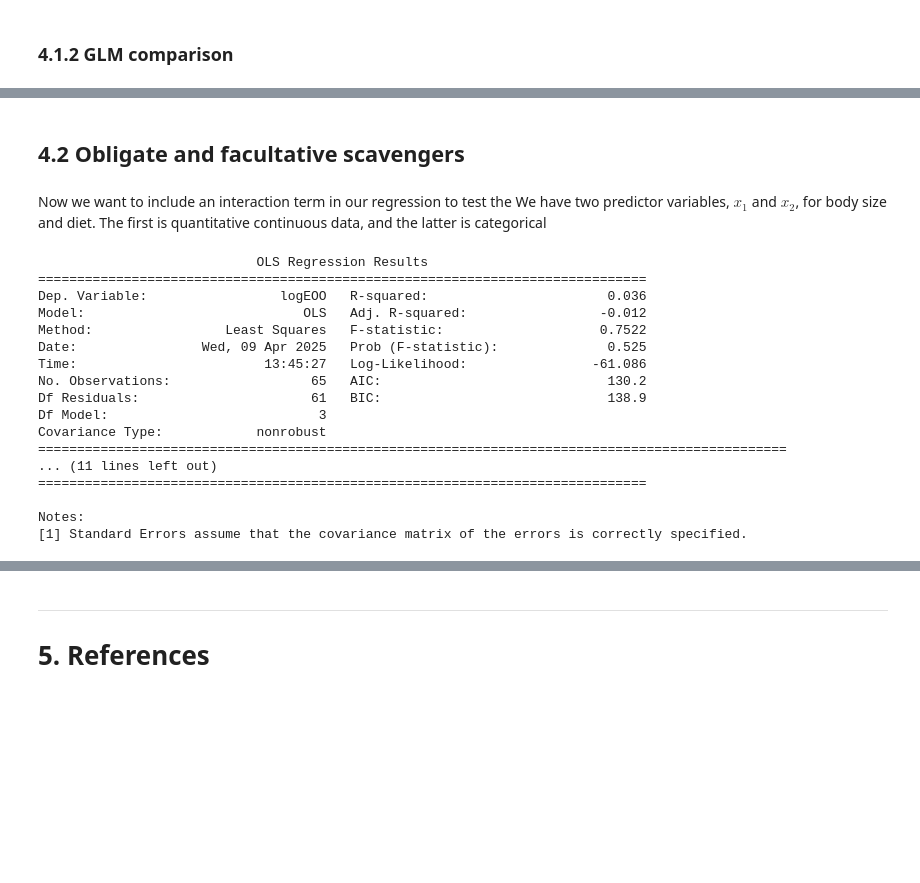
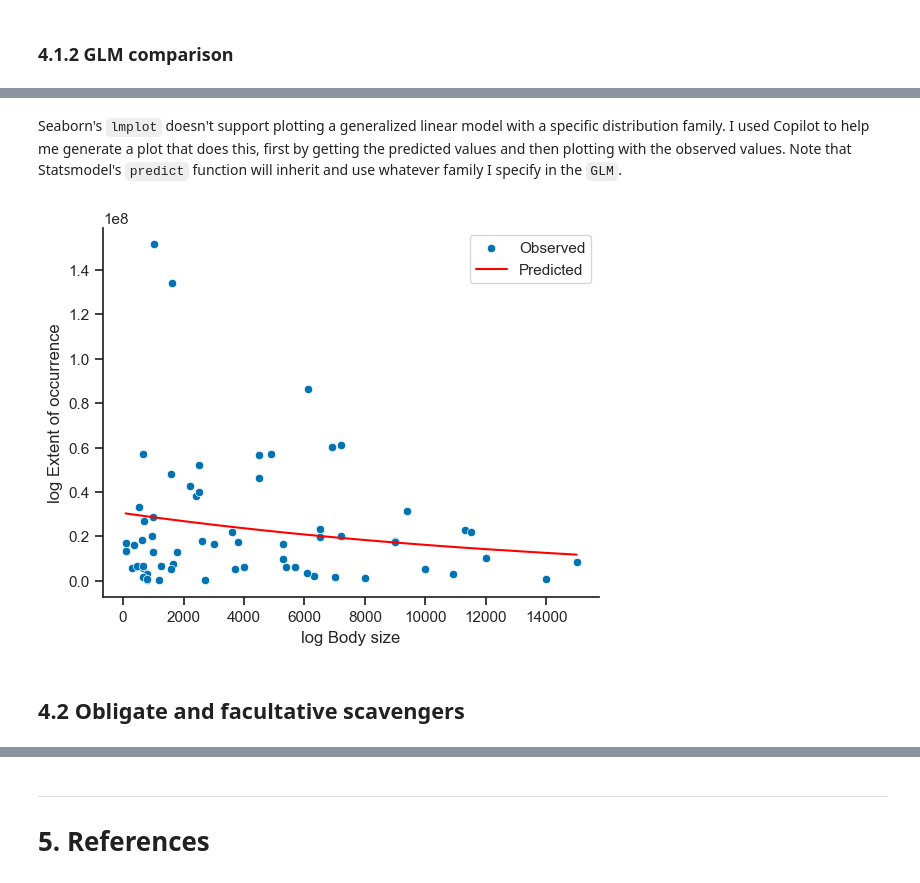
Before and after one commit to TheMightiestCrab/Macroecology, a Jupyter notebook: code/3 scavengers.ipynb, the cells around one changed output, grey strips where cells are left out. Drawn from its saved outputs; the diff is of its cells as text; code cells hidden in the pictures; blank space fills up the shorter version.

```diff
--- a/code/3 scavengers.ipynb
+++ b/code/3 scavengers.ipynb
@@ -374,0 +391,12 @@ The results are the exact same as what the OLS produced, which tells us that we
+# %%
+# Redefine the X and Y matrices with non-transformed data
+y = scavengers["Extent of occurrence"]
+x = scavengers["Body size"]
+x = sm.add_constant(x)
+
+glm_model = sm.GLM(
+    y, x, family=sm.families.InverseGaussian(link=sm.families.links.log())
+).fit()
+
+
+print(glm_model.summary())
@@ -375,33 +421,26 @@ The results are the exact same as what the OLS produced, which tells us that we
+# %% [markdown]
+Seaborn's `lmplot` doesn't support plotting a generalized linear model with a specific distribution family.
+I used Copilot to help me generate a plot that does this, first by getting the predicted values and then plotting with the observed values.
+Note that Statsmodel's `predict` function will inherit and use whatever family I specify in the `GLM`.
+# %%
+scavengers["glm_predicted"] = glm_model.predict(x)
+
+sns.scatterplot(
+    x=scavengers["Body size"],
+    y=scavengers["Extent of occurrence"],
+    label="Observed",
+)
+sns.lineplot(
+    x=scavengers["Body size"],
+    y=scavengers["glm_predicted"],
+    color="red",
+    label="Predicted",
+)
+plt.xlabel("log Body size")
+plt.ylabel("log Extent of occurrence")
+plt.legend()
+plt.show()
+# %% [output]
+[figure, added]
 # %% [markdown]
 ## 4.2 Obligate and facultative scavengers
-# %% [markdown]
-Now we want to include an interaction term in our regression to test the  We have two predictor variables, $x_1$ and $x_2$, for body size and diet. The first is quantitative continuous data, and the latter is categorical
-# %%
-import patsy
-
-logEOO = np.log10(scavengers["Extent of occurrence"])
-logBodySize = np.log10(scavengers["Body size"])
-
-# Make the design matrices with Patsy
-y, X = patsy.dmatrices('logEOO ~ logBodySize * Diet', data=scavengers, return_type='dataframe')
-
-dummy_interaction_OLS = sm.OLS(y, X).fit()
-print(dummy_interaction_OLS.summary())
-# %% [output]
-                            OLS Regression Results
-==============================================================================
-Dep. Variable:                 logEOO   R-squared:                       0.036
-Model:                            OLS   Adj. R-squared:                 -0.012
-Method:                 Least Squares   F-statistic:                    0.7522
-Date:                Wed, 09 Apr 2025   Prob (F-statistic):              0.525
-Time:                        13:45:27   Log-Likelihood:                -61.086
-No. Observations:                  65   AIC:                             130.2
-Df Residuals:                      61   BIC:                             138.9
-Df Model:                           3
-Covariance Type:            nonrobust
-================================================================================================
-... (11 lines left out)
-==============================================================================
-
-Notes:
-[1] Standard Errors assume that the covariance matrix of the errors is correctly specified.
```
Also changed, not shown: parts of 39 cells of this notebook, 1 other file.
